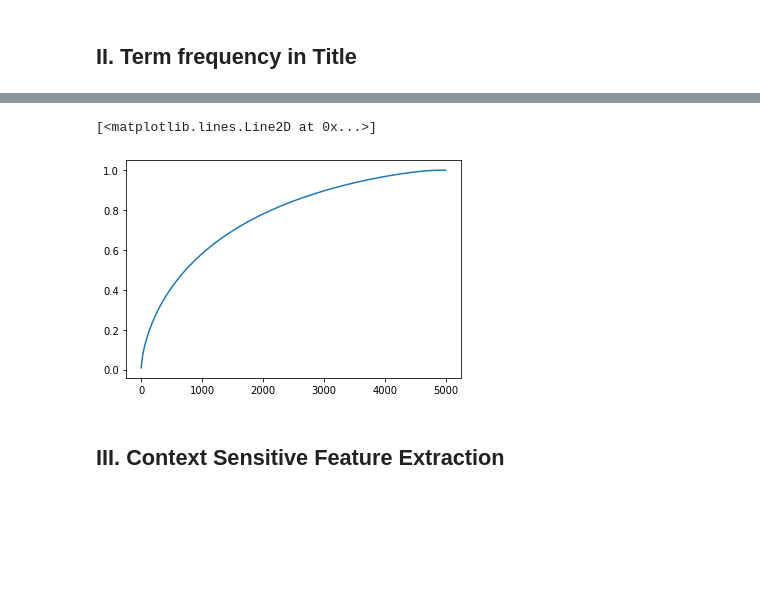
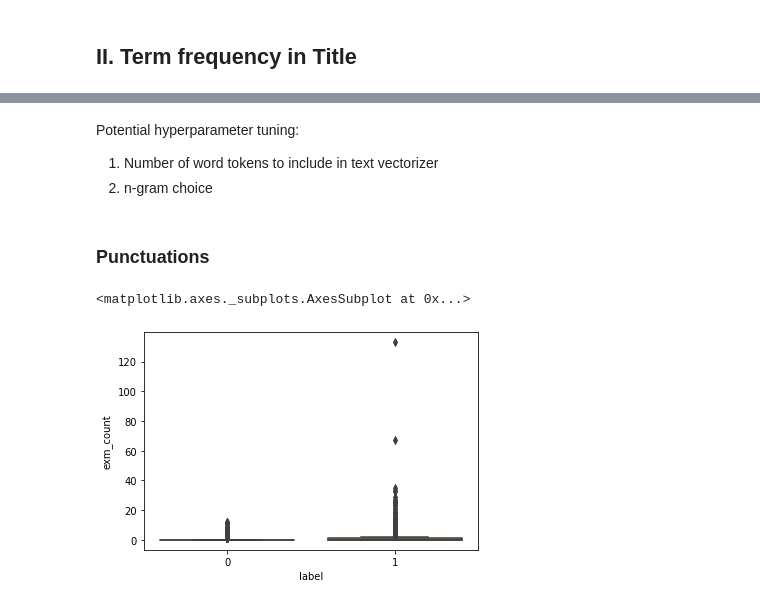
Before and after one commit to haoweiiil/fake-news-classification, a Jupyter notebook: Fake_news_classification.ipynb, the cells around one changed output, grey strips where cells are left out. Saved outputs shown, nothing was run; the diff lists cells and outputs as text; code cells hidden in the pictures; blank space fills up the shorter version.

```diff
--- a/Fake_news_classification.ipynb
+++ b/Fake_news_classification.ipynb
@@ -103,0 +212,2 @@ fake_df['date'] = fake_df['date'].apply(lambda x: validate(x))
+# %%
+combined_df = pd.read_csv('/content/drive/MyDrive/CIS520/Final project/combined_df_cleaned.csv')
@@ -151,7 +238,15 @@ cum_exp_ratio = np.cumsum(title_pca.explained_variance_ratio_)
-# %%
-plt.plot(cum_exp_ratio)
-# %% [output]
-[<matplotlib.lines.Line2D at 0x...>]
-[figure, removed]
-# %% [markdown]
-## III. Context Sensitive Feature Extraction
+# %% [markdown]
+Potential hyperparameter tuning:
+
+1.   Number of word tokens to include in text vectorizer
+2.   n-gram choice
+# %% [markdown]
+### Punctuations
+# %%
+# Any difference between usage of exclamation marks
+combined_df['exm_count'] = combined_df['text'].apply(lambda x: x.count('!'))
+# %%
+sns.boxplot(data=combined_df,x='label', y='exm_count')
+# %% [output]
+<matplotlib.axes._subplots.AxesSubplot at 0x...>
+[figure, added]
```
Also changed, not shown: parts of 106 cells of this notebook.
